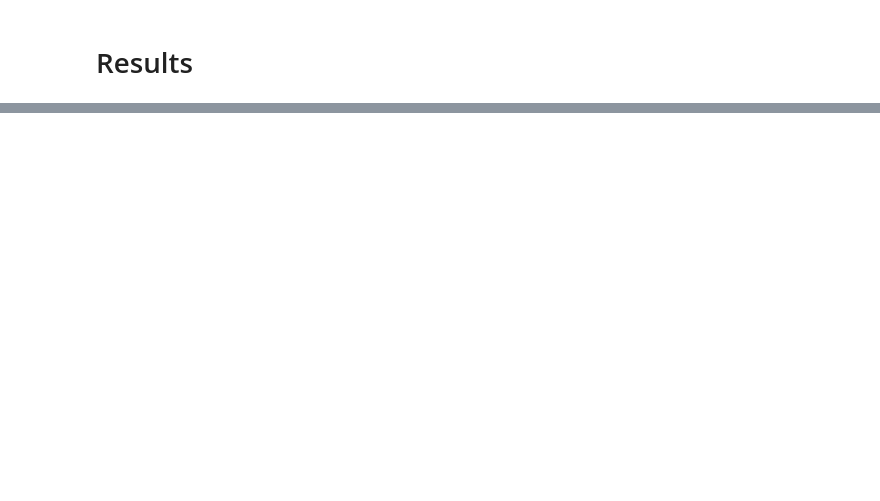
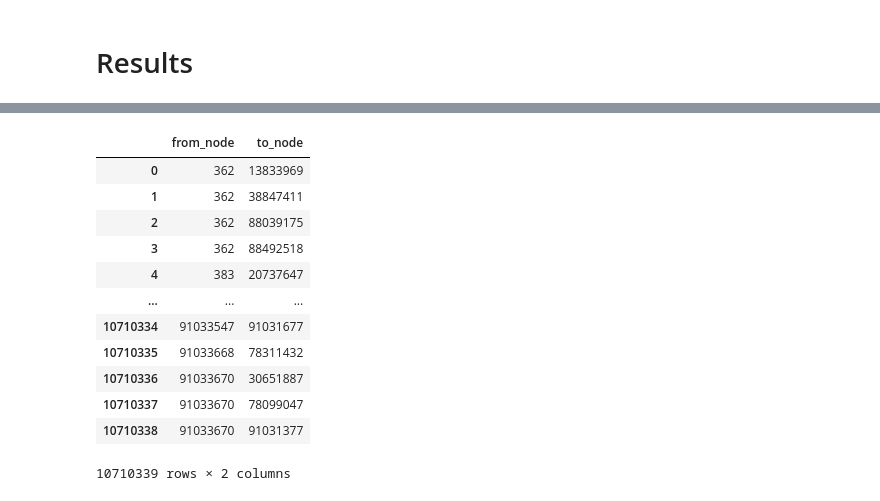
Before and after one commit to brandonm6/topic-sensitive-pagerank, a Jupyter notebook: 2_data_cleaning.ipynb, the cells around one changed output, grey strips where cells are left out. Saved outputs shown, nothing was run; the diff lists cells and outputs as text; code cells hidden in the pictures; blank space fills up the shorter version.

```diff
--- a/2_vertex_cleaning.ipynb
+++ b/2_data_cleaning.ipynb
@@ -159,0 +363,4 @@ BUT ALSO CREATE A "PHONEBOOK" WITH THE FIRST REPEAT OF THE DOMAIN TAKEN
+# %%
+filtered_edges_df = filtered_edges_df[~filtered_edges_df['from_node'].isin(outlier_vertices["to_node"])].reset_index(drop=True)
+filtered_edges_df = filtered_edges_df[~filtered_edges_df['to_node'].isin(outlier_vertices["to_node"])].reset_index(drop=True)
+filtered_edges_df
@@ -338,3 +566,19 @@ cleaned_df
+# %%
+filtered_edges_df
+# %% [output]
+|  | from_node | to_node |
+| 0 | 362 | 13833969 |
+| 1 | 362 | 38847411 |
+| 2 | 362 | 88039175 |
+| 3 | 362 | 88492518 |
+| 4 | 383 | 20737647 |
+| ... | ... | ... |
+| 10710334 | 91033547 | 91031677 |
+| 10710335 | 91033668 | 78311432 |
+| 10710336 | 91033670 | 30651887 |
+| 10710337 | 91033670 | 78099047 |
+| 10710338 | 91033670 | 91031377 |
+10710339 rows × 2 columns
 # %%
 term_vectors_df
 # %% [output]
```
Also changed, not shown: parts of 54 cells of this notebook, 8 other files.
